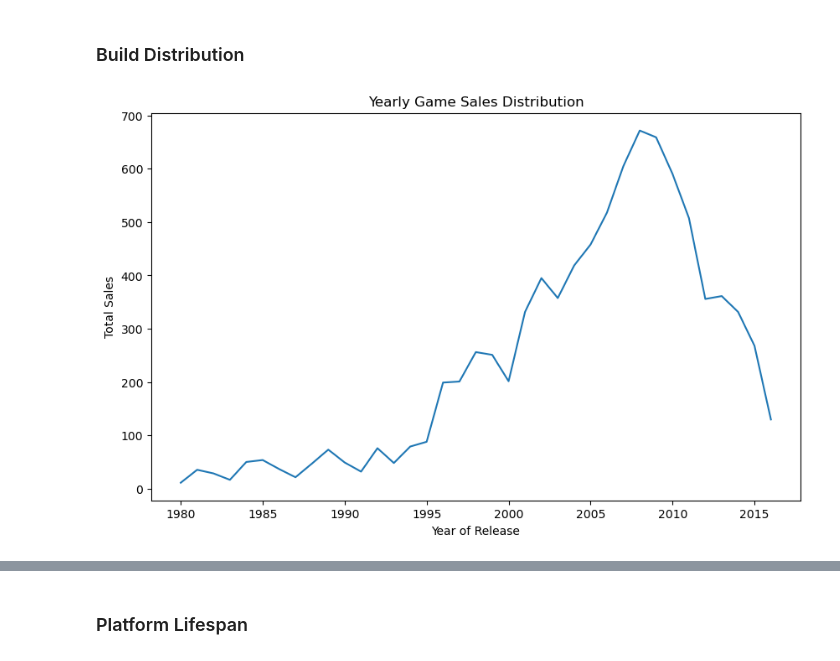
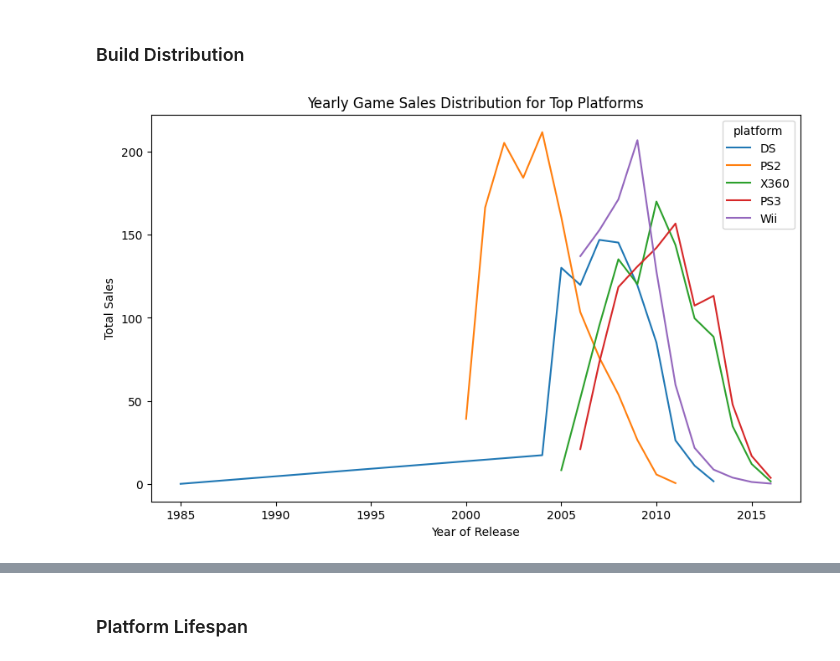
Before and after one commit to xevihaqeel/GameData, a Jupyter notebook: VideoGameDataAnalysis.ipynb, the cells around one changed output, grey strips where cells are left out. Drawn from its saved outputs; the diff is of its cells as text; code cells hidden in the pictures.

```diff
--- a/VideoGameDataAnalysis.ipynb
+++ b/VideoGameDataAnalysis.ipynb
@@ -135,16 +344,25 @@ DS       806.12
 Name: total_sales, dtype: float64
 # %% [markdown]
 ### Build Distribution
-# %%
-#grouping year and sum total sales
-yearly_sales = games[games['year_of_release'] >= 1970].groupby('year_of_release')['total_sales'].sum()
-
-
-plt.figure(figsize=(10,6))
-sns.lineplot(data=yearly_sales)
-plt.title('Yearly Game Sales Distribution')
-plt.xlabel('Year of Release')
-plt.ylabel('Total Sales')
-plt.show()
-# %% [output]
-[figure, removed]
+# %%
+# Group by platform and sum total sales
+platform_sales = games.groupby('platform')['total_sales'].sum()
+
+# Sort platforms by total sales and select top platforms
+top_platforms = platform_sales.sort_values(ascending=False).index[:5]
+
+# Filter games data for top platforms
+top_data = games[games['platform'].isin(top_platforms)]
+
+# Group by year and platform, and sum total sales
+yearly_sales_by_platform = top_data[top_data['year_of_release']>= 1970].groupby(['year_of_release', 'platform'])['total_sales'].sum().reset_index()
+
+# Plot
+plt.figure(figsize=(10,6))
+sns.lineplot(data=yearly_sales_by_platform, x='year_of_release', y='total_sales', hue='platform')
+plt.title('Yearly Game Sales Distribution for Top Platforms')
+plt.xlabel('Year of Release')
+plt.ylabel('Total Sales')
+plt.show()
+# %% [output]
+[figure, added]
```
Also changed, not shown: parts of 108 cells of this notebook, 1 other file.
